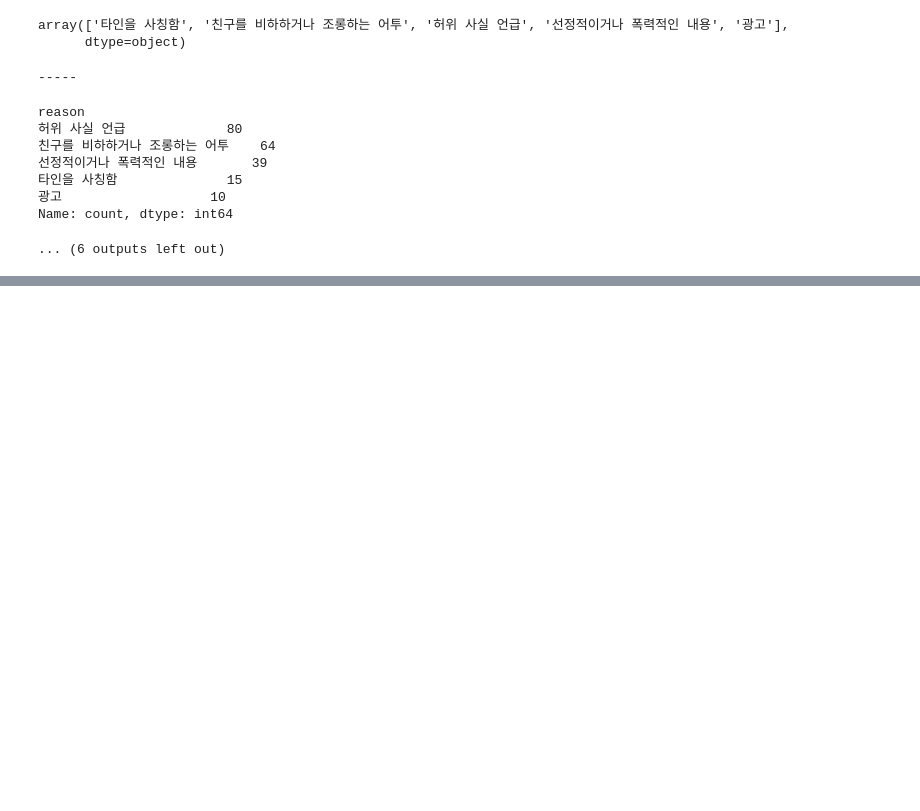
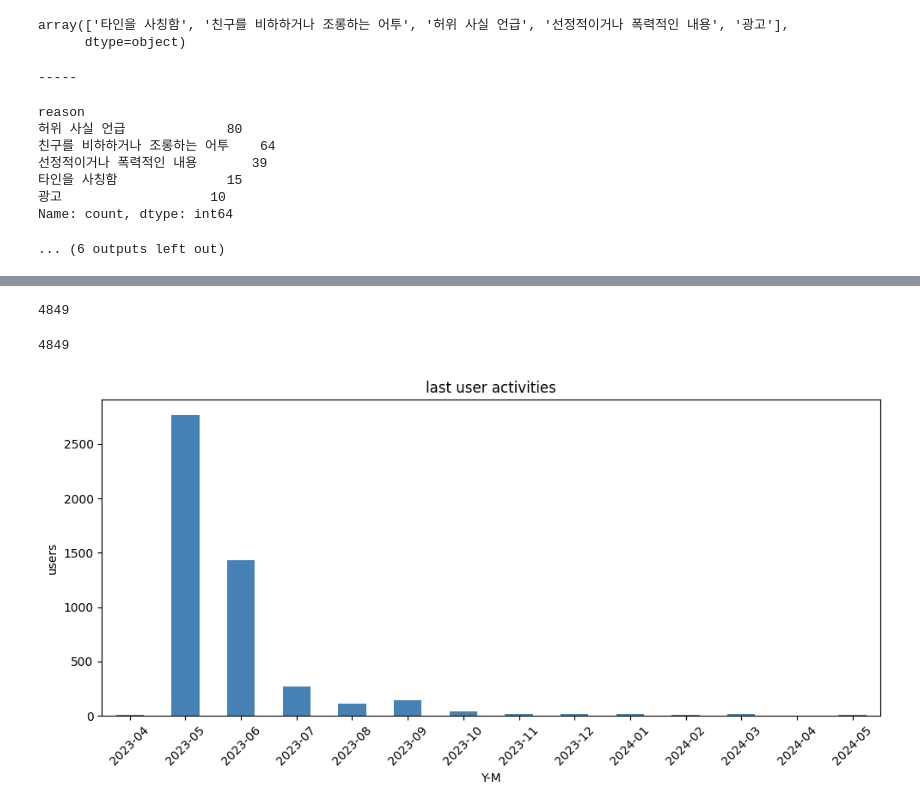
Before and after one commit to seung127/codeit_project, a Jupyter notebook: codeit-project-docker/notebooks/gsc_connect_check.ipynb, the cells around one changed output, grey strips where cells are left out. Drawn from its saved outputs; the diff is of its cells as text; code cells hidden in the pictures; blank space fills up the shorter version.

```diff
--- a/codeit-project-docker/notebooks/gsc_connect_check.ipynb
+++ b/codeit-project-docker/notebooks/gsc_connect_check.ipynb
@@ -142,0 +809,16 @@ Name: count, dtype: int64
+# %%
+# 응답까지 걸린 시간 (초)
+accounts_userquestionrecord['response_time_sec'] = (
+    accounts_userquestionrecord['answer_updated_at'] - accounts_userquestionrecord['created_at']
+).dt.total_seconds()
+
+# 0초 이상 30일 이하만 필터링
+valid_responses = accounts_userquestionrecord[
+    (accounts_userquestionrecord['response_time_sec'] > 0) &
+    (accounts_userquestionrecord['response_time_sec'] < 2592000)
+]
+
+# 기본 통계
+print(valid_responses['response_time_sec'].describe())
+
+# 평균 9시간
@@ -142,0 +849,8 @@ Name: count, dtype: int64
+# %%
+# 응답 여부 컬럼
+accounts_userquestionrecord['is_answered'] = accounts_userquestionrecord['answer_status'] == 'A'
+
+# 응답률: is_answered 평균
+answer_rate = accounts_userquestionrecord.groupby(['weekday', 'hour'])['is_answered'].mean().unstack()
+
+answer_rate
@@ -142,0 +867,5 @@ Name: count, dtype: int64
+# %%
+last_active = accounts_userquestionrecord.groupby('user_id')['created_at'].max().reset_index()
+last_active.columns = ['user_id', 'last_activity_at']
+
+print(last_active.head())
@@ -142,0 +879,25 @@ Name: count, dtype: int64
+# %%
+len(last_active)
+# %% [output]
+4849
+# %%
+accounts_userquestionrecord.user_id.nunique()
+# %% [output]
+4849
+# %%
+# 연-월(YYYY-MM) 단위로 변환
+last_active['year_month'] = last_active['last_activity_at'].dt.to_period('M').astype(str)
+
+# 연-월별 user 수 집계
+monthly_last_active = last_active['year_month'].value_counts().sort_index()
+
+plt.figure(figsize=(10, 5))
+monthly_last_active.plot(kind='bar', color='steelblue')
+plt.title('last user activities')
+plt.xlabel('Y-M')
+plt.ylabel('users')
+plt.xticks(rotation=45)
+plt.tight_layout()
+plt.show()
+# %% [output]
+[figure, added]
```
Also changed, not shown: parts of 59 cells of this notebook.
